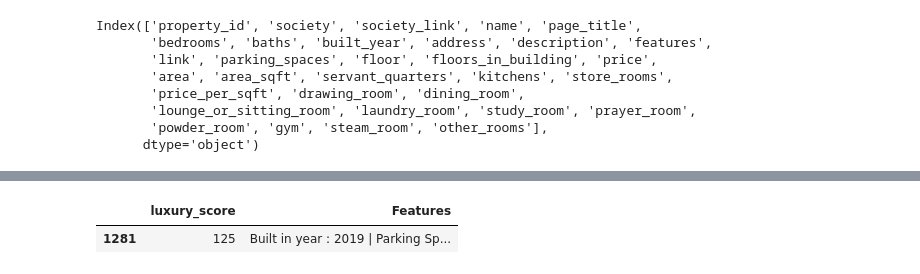
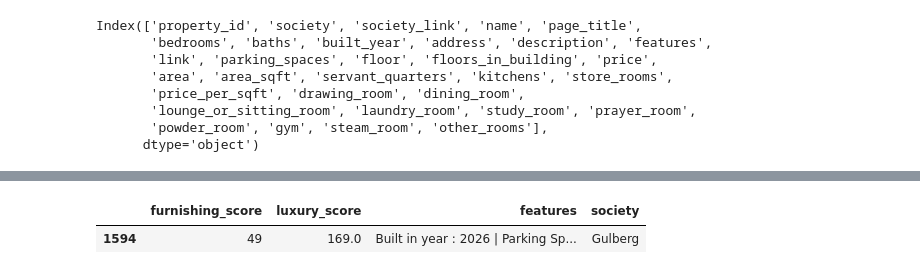
Before and after one commit to zeeshanAhmed2798/real-estate-ml-project, a Jupyter notebook: Data Cleaning/lahore_flats_cleaning.ipynb, the cells around one changed output, grey strips where cells are left out. Cells and saved outputs as stored; diff of their text form; code cells hidden in the pictures.

```diff
--- a/Data Cleaning/lahore_flats_cleaning.ipynb
+++ b/Data Cleaning/lahore_flats_cleaning.ipynb
@@ -1068,0 +1067,2 @@ df['Features'][0]
+# %%
+df=pd.read_csv("woking_on_feature_col.csv")
@@ -1169,11 +1135,0 @@ weights = {
-# %%
-w = {k.lower(): v for k, v in weights.items()}
-
-def luxury_from_features(s):
-    if pd.isna(s):
-        return 0
-    parts = [p.strip() for p in str(s).split("|") if p.strip()]
-    names = {p.split(":", 1)[0].strip().lower() for p in parts}  # use set to avoid double count
-    return sum(w.get(name, 0) for name in names)
-
-df["luxury_score"] = df["Features"].apply(luxury_from_features)
@@ -1183,8 +1301,8 @@ pd.set_option("display.max_rows", None)
 pd.set_option("display.max_columns", None)
 pd.set_option("display.max_colwidth", None)
 # %%
-df[['luxury_score','Features']].sample(1)
+df[['furnishing_score','luxury_score','features','society']].sample(1)
 # %% [output]
-|  | luxury_score | Features |
-| 1281 | 125 | Built in year : 2019 | Parking Sp... |
+|  | furnishing_score | luxury_score | features | society |
+| 1594 | 49 | 169.0 | Built in year : 2026 | Parking Sp... | Gulberg |
 # %%
```
Also changed, not shown: parts of 29 cells of this notebook, 2 other files.
